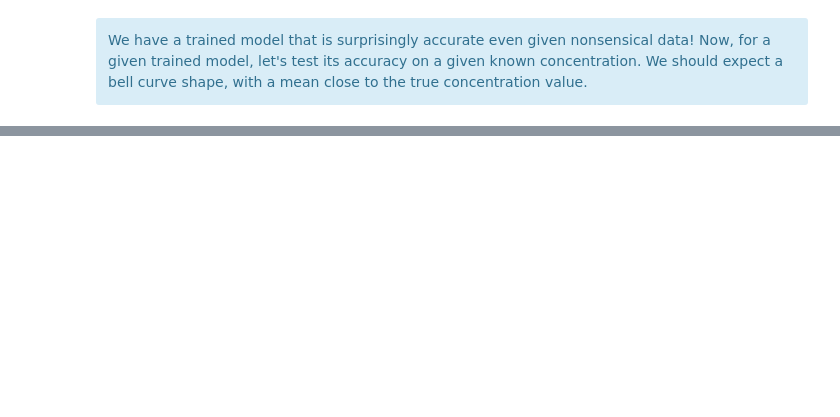
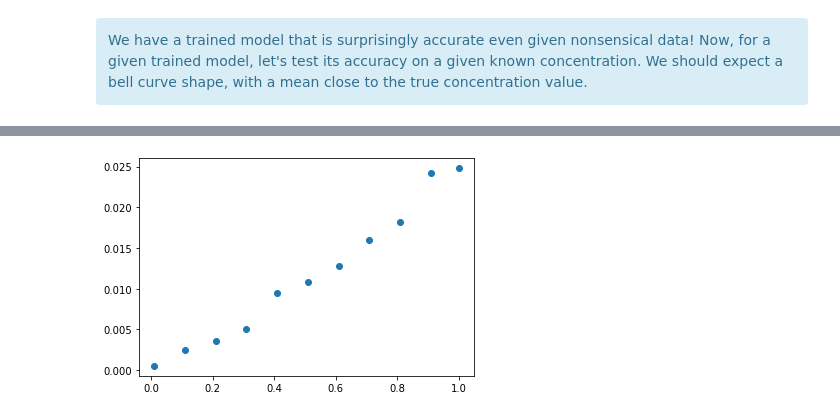
Before and after one commit to nazeern/nanotech, a Jupyter notebook: Sandbox.ipynb, the cells around one changed output, grey strips where cells are left out. Cells and saved outputs as stored; diff of their text form; code cells hidden in the pictures; blank space fills up the shorter version.

```diff
--- a/Sandbox.ipynb
+++ b/Sandbox.ipynb
@@ -804,0 +805,12 @@ plot_confidence(mu, z, true_conc)
+# %%
+def plot_z(concs):
+    z_vals = np.zeros(len(concs))
+    for i, c in enumerate(concs):
+        preds = test_model(c, noise_scale=0.4, n_runs=81, n_train_samp=9, test_noise_scale=0.01,
+                                agg=gmean)
+        z_vals[i] = np.std(preds)
+    plt.scatter(concs, z_vals)
+# %%
+plot_z(concs)
+# %% [output]
+[figure, added]
```
Also changed, not shown: parts of 35 cells of this notebook.
